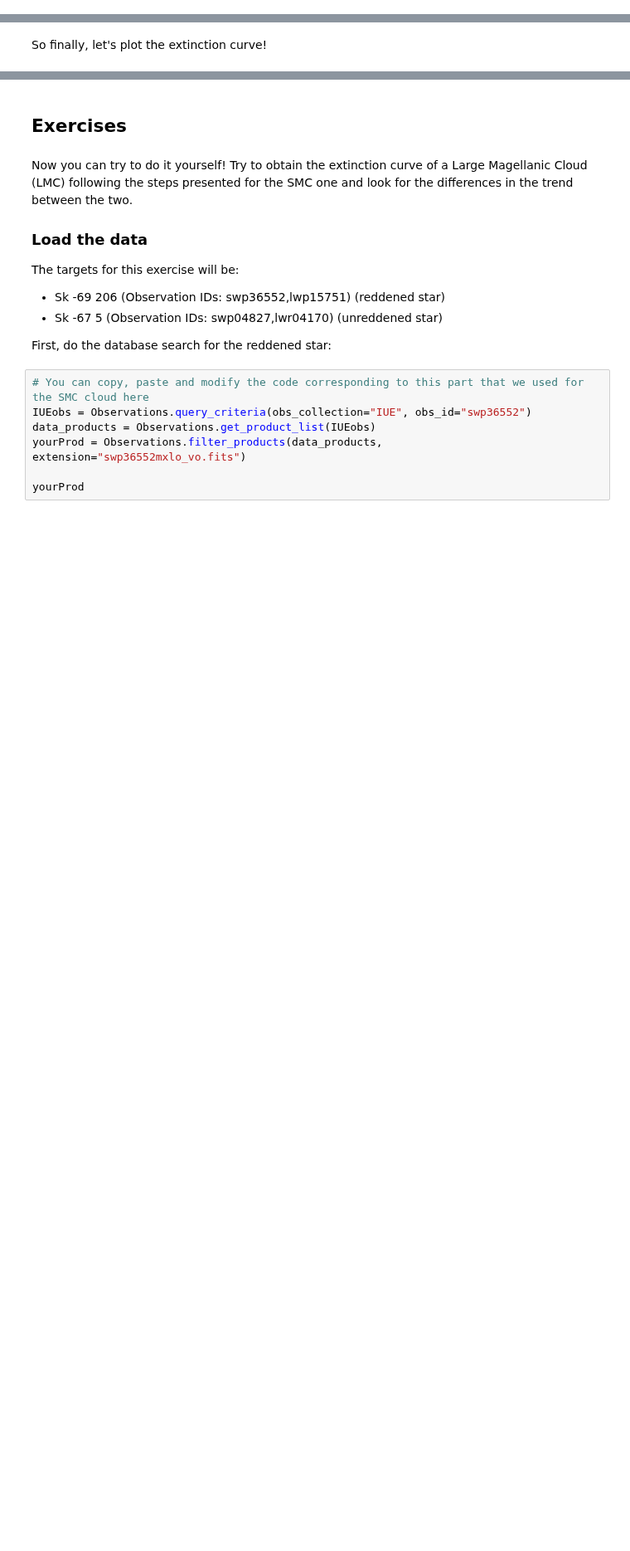
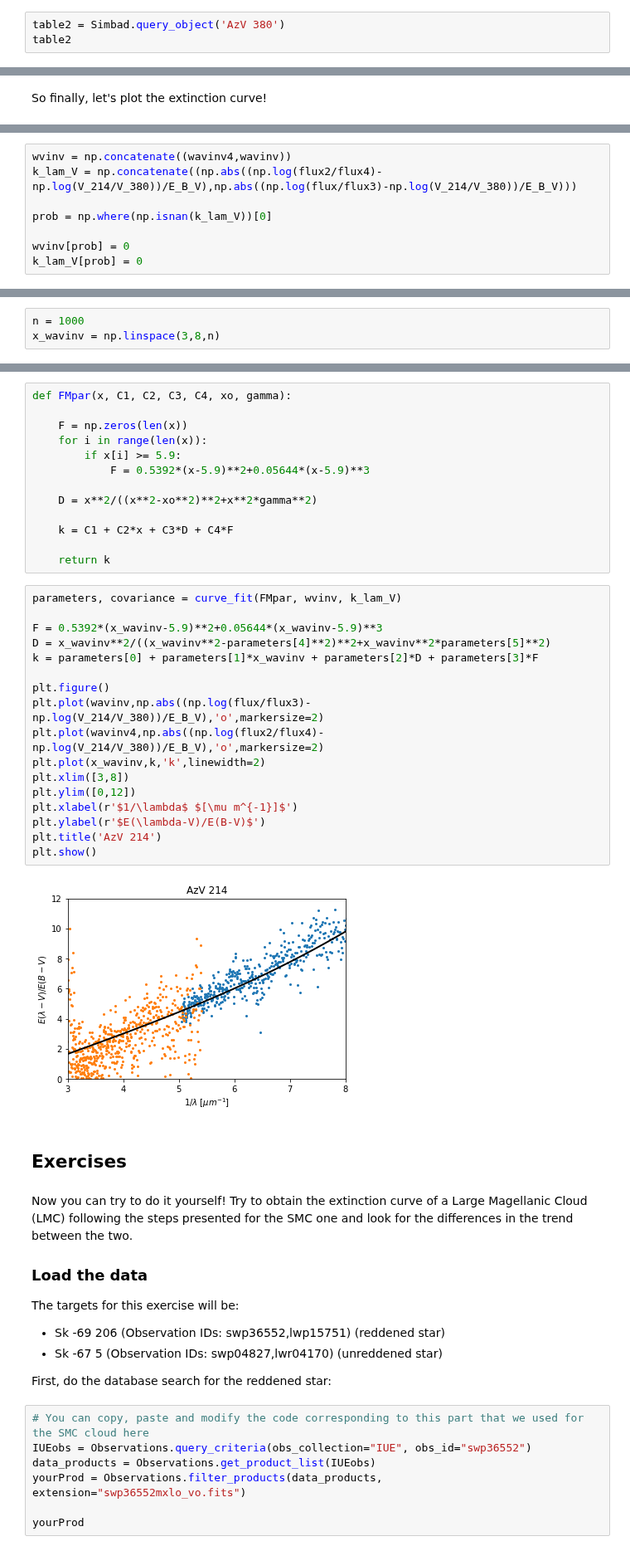
Before and after one commit to ScienceBetter/notebooks-stsci, a Jupyter notebook: exploring_UV_extinction_curves/Exploring_UV_extinction_curves.ipynb, the cells around one changed output, grey strips where cells are left out. Shown at 83% size. Drawn from its saved outputs; the diff is of its cells as text; blank space fills up the shorter version.

```diff
--- a/exploring_UV_extinction_curves/Exploring_UV_extinction_curves.ipynb
+++ b/exploring_UV_extinction_curves/Exploring_UV_extinction_curves.ipynb
@@ -169,0 +215,3 @@ print("The value of E(B-V) is equal to",E_B_V)
+# %%
+table2 = Simbad.query_object('AzV 380')
+table2
@@ -185,0 +254,8 @@ In the article the extinction curve corresponding to AzV 398 can also be found,
+# %%
+wvinv = np.concatenate((wavinv4,wavinv))
+k_lam_V = np.concatenate((np.abs((np.log(flux2/flux4)-np.log(V_214/V_380))/E_B_V),np.abs((np.log(flux/flux3)-np.log(V_214/V_380))/E_B_V)))
+
+prob = np.where(np.isnan(k_lam_V))[0]
+
+wvinv[prob] = 0
+k_lam_V[prob] = 0
@@ -185,0 +264,3 @@ In the article the extinction curve corresponding to AzV 398 can also be found,
+# %%
+n = 1000
+x_wavinv = np.linspace(3,8,n)
@@ -186,3 +270,35 @@ In the article the extinction curve corresponding to AzV 398 can also be found,
+# %%
+def FMpar(x, C1, C2, C3, C4, xo, gamma):
+
+    F = np.zeros(len(x))
+    for i in range(len(x)):
+        if x[i] >= 5.9:
+            F = 0.5392*(x-5.9)**2+0.05644*(x-5.9)**3
+
+    D = x**2/((x**2-xo**2)**2+x**2*gamma**2)
+
+    k = C1 + C2*x + C3*D + C4*F
+
+    return k
+# %%
+parameters, covariance = curve_fit(FMpar, wvinv, k_lam_V)
+
+F = 0.5392*(x_wavinv-5.9)**2+0.05644*(x_wavinv-5.9)**3
+D = x_wavinv**2/((x_wavinv**2-parameters[4]**2)**2+x_wavinv**2*parameters[5]**2)
+k = parameters[0] + parameters[1]*x_wavinv + parameters[2]*D + parameters[3]*F
+
+plt.figure()
+plt.plot(wavinv,np.abs((np.log(flux/flux3)-np.log(V_214/V_380))/E_B_V),'o',markersize=2)
+plt.plot(wavinv4,np.abs((np.log(flux2/flux4)-np.log(V_214/V_380))/E_B_V),'o',markersize=2)
+plt.plot(x_wavinv,k,'k',linewidth=2)
+plt.xlim([3,8])
+plt.ylim([0,12])
+plt.xlabel(r'$1/\lambda$ $[\mu m^{-1}]$')
+plt.ylabel(r'$E(\lambda-V)/E(B-V)$')
+plt.title('AzV 214')
+plt.show()
+# %% [output]
+[figure, added]
 # %% [markdown]
 ## Exercises
 # %% [markdown]
```
Also changed, not shown: parts of 34 cells of this notebook.
